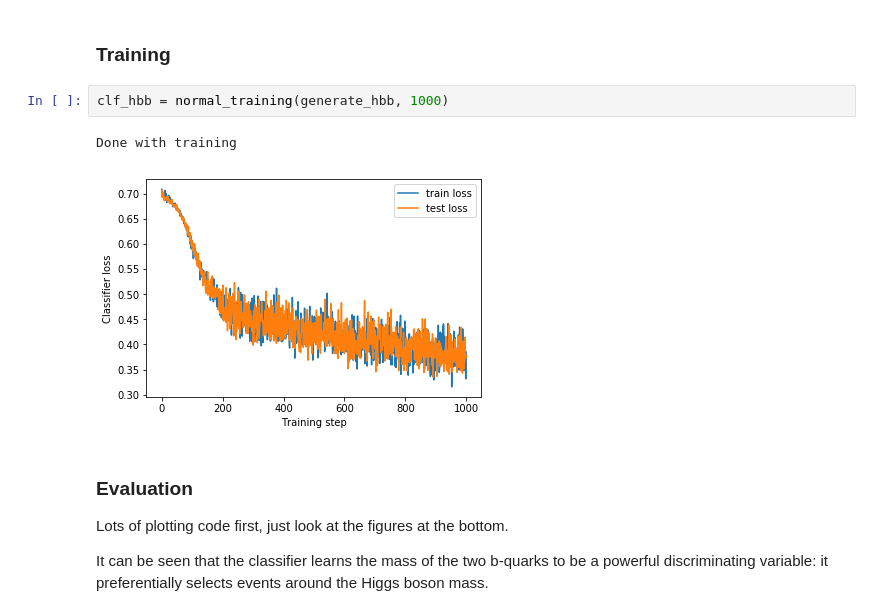
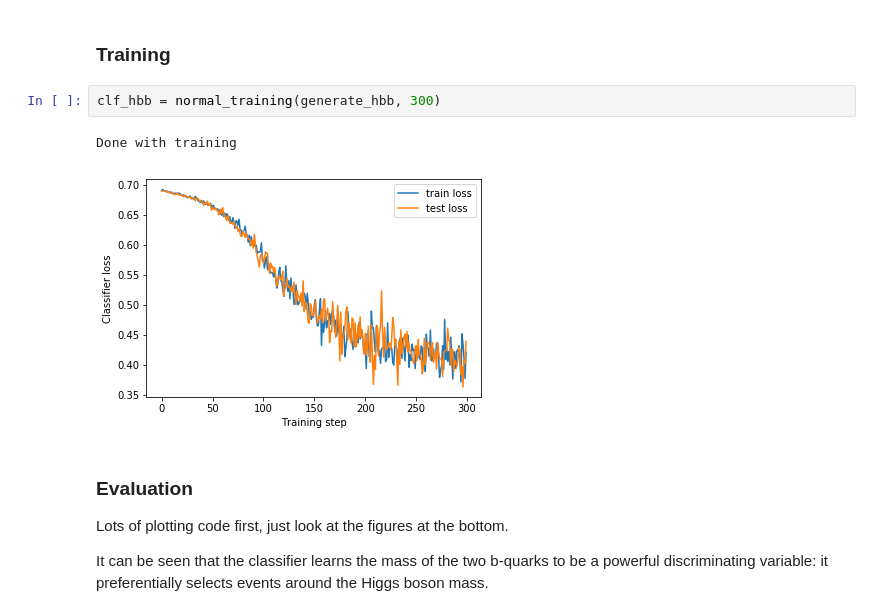
Before and after one commit to yandexdataschool/mlhep2019, a Jupyter notebook: notebooks/day-8/IndependenceSeminar.ipynb, the cells around one changed output. Drawn from its saved outputs; the diff is of its cells as text.

```diff
--- a/notebooks/day-8/IndependenceSeminar.ipynb
+++ b/notebooks/day-8/IndependenceSeminar.ipynb
@@ -574,10 +565,10 @@ for feature in features:
 # %% [markdown]
 ### Training
 # %%
-clf_hbb = normal_training(generate_hbb, 1000)
+clf_hbb = normal_training(generate_hbb, 300)
 # %% [output]
 Done with training
-[figure, old version]
+[figure, new version]
 # %% [markdown]
 ### Evaluation
 
```
Also changed, not shown: parts of 7 cells of this notebook.
